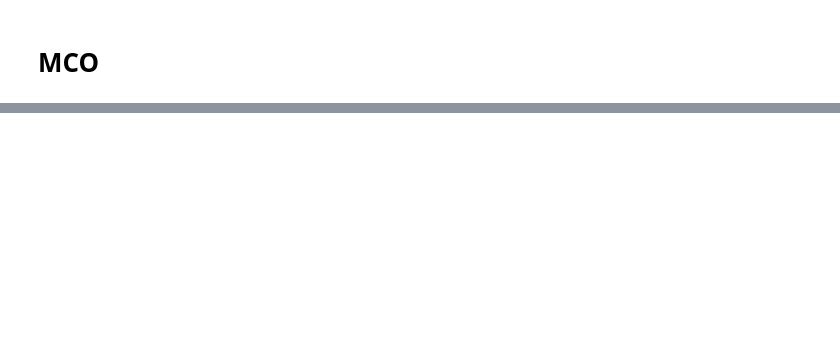
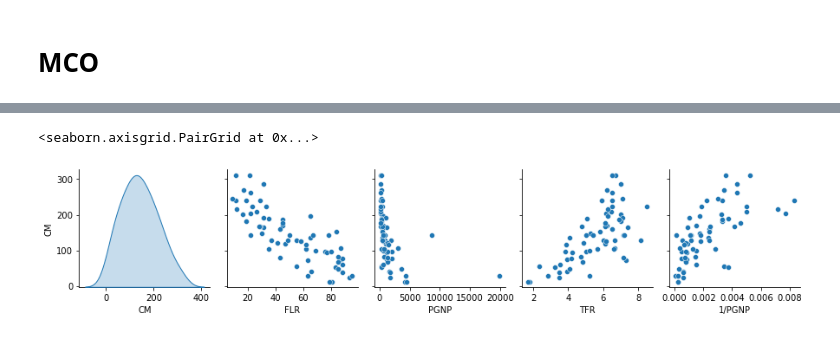
Before and after one commit to JuanAcevedoEcon/Econometria-basica-con-Python, a Jupyter notebook: Scripts/(2) MCO.ipynb, the cells around one changed output, grey strips where cells are left out. Cells and saved outputs as stored; diff of their text form; code cells hidden in the pictures; blank space fills up the shorter version.

```diff
--- a/Scripts/(2) MCO.ipynb
+++ b/Scripts/(2) MCO.ipynb
@@ -111,0 +305,5 @@ print("Los coeficientes del modelo son:",_______)
+# %%
+sns.pairplot(datos, y_vars="CM", diag_kind="kde")
+# %% [output]
+<seaborn.axisgrid.PairGrid at 0x...>
+[figure, added]
```
Also changed, not shown: parts of 41 cells of this notebook.
